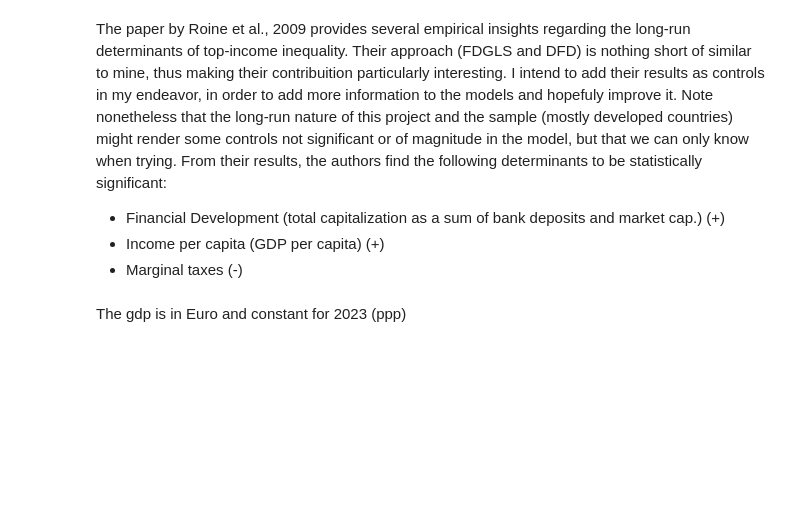
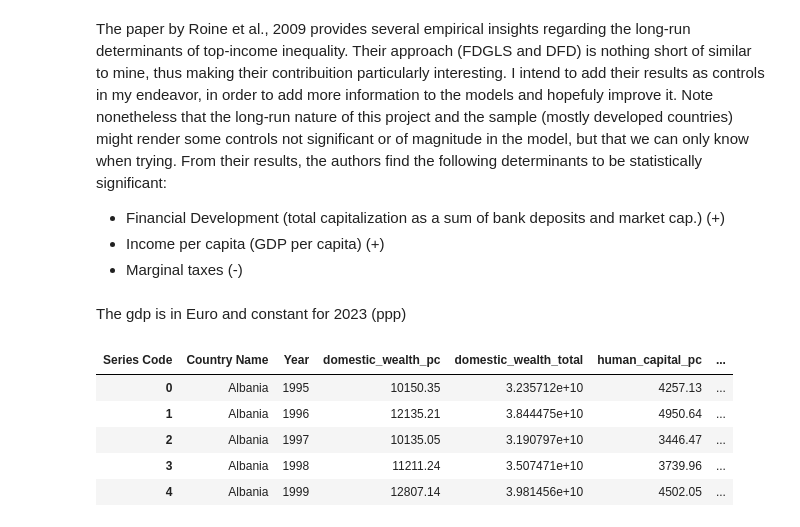
Before and after one commit to LucasDubss/Master-Dubois-Lucas, a Jupyter notebook: MasterCODE.ipynb, the cells around one changed output. Saved outputs shown, nothing was run; the diff lists cells and outputs as text; code cells hidden in the pictures; blank space fills up the shorter version.

```diff
--- a/MasterCODE.ipynb
+++ b/MasterCODE.ipynb
@@ -59,3 +92,55 @@ From their results, the authors find the following determinants to be statistica
 - Marginal taxes (-)
 # %% [markdown]
 The gdp is in Euro and constant for 2023 (ppp)
+# %%
+years = list(range(1995, 2024))
+
+columns = ["Country Name", "Country Code", "Series Name", "Series Code"] + years
+
+df_raw = pd.read_csv(
+    path + 'World_Bank1.csv',
+    sep=',',
+    names=columns,
+    engine='python',
+    encoding='utf-8',
+    skiprows=0,
+    on_bad_lines='skip'
+)
+
+df_long = df_raw.melt(
+    id_vars=["Country Name", "Country Code", "Series Name", "Series Code"],
+    var_name="Year",
+    value_name="Value"
+)
+
+df_long["Year"] = df_long["Year"].astype(int)
+
+df_long["Value"] = pd.to_numeric(df_long["Value"], errors="coerce")  # ✅ important fix
+
+df_pivot = df_long.pivot_table(
+    index=["Country Name", "Year"],
+    columns="Series Code",
+    values="Value"
+).reset_index()
+
+df_pivot = df_pivot.rename(columns={
+    "NW.DOW.PC.CD": "domestic_wealth_pc",
+    "NW.NFA.PC.CD": "foreign_assets_pc",
+    "NW.NFL.PC.CD": "foreign_liabilities_pc",
+    "NW.HCA.PC.CD": "human_capital_pc",
+    "NW.TOW.TO.CD": "national_wealth_total",
+    "NW.DOW.TO.CD": "domestic_wealth_total"
+})
+
+df_pivot = df_pivot.sort_values(["Country Name", "Year"]).reset_index(drop=True)
+
+df2 = df_pivot.round(2)
+
+df2.head()
+# %% [output]
+| Series Code | Country Name | Year | domestic_wealth_pc | domestic_wealth_total | human_capital_pc | ... |
+| 0 | Albania | 1995 | 10150.35 | 3.235712e+10 | 4257.13 | ... |
+| 1 | Albania | 1996 | 12135.21 | 3.844475e+10 | 4950.64 | ... |
+| 2 | Albania | 1997 | 10135.05 | 3.190797e+10 | 3446.47 | ... |
+| 3 | Albania | 1998 | 11211.24 | 3.507471e+10 | 3739.96 | ... |
+| 4 | Albania | 1999 | 12807.14 | 3.981456e+10 | 4502.05 | ... |
```
Also changed, not shown: parts of 10 cells of this notebook.
